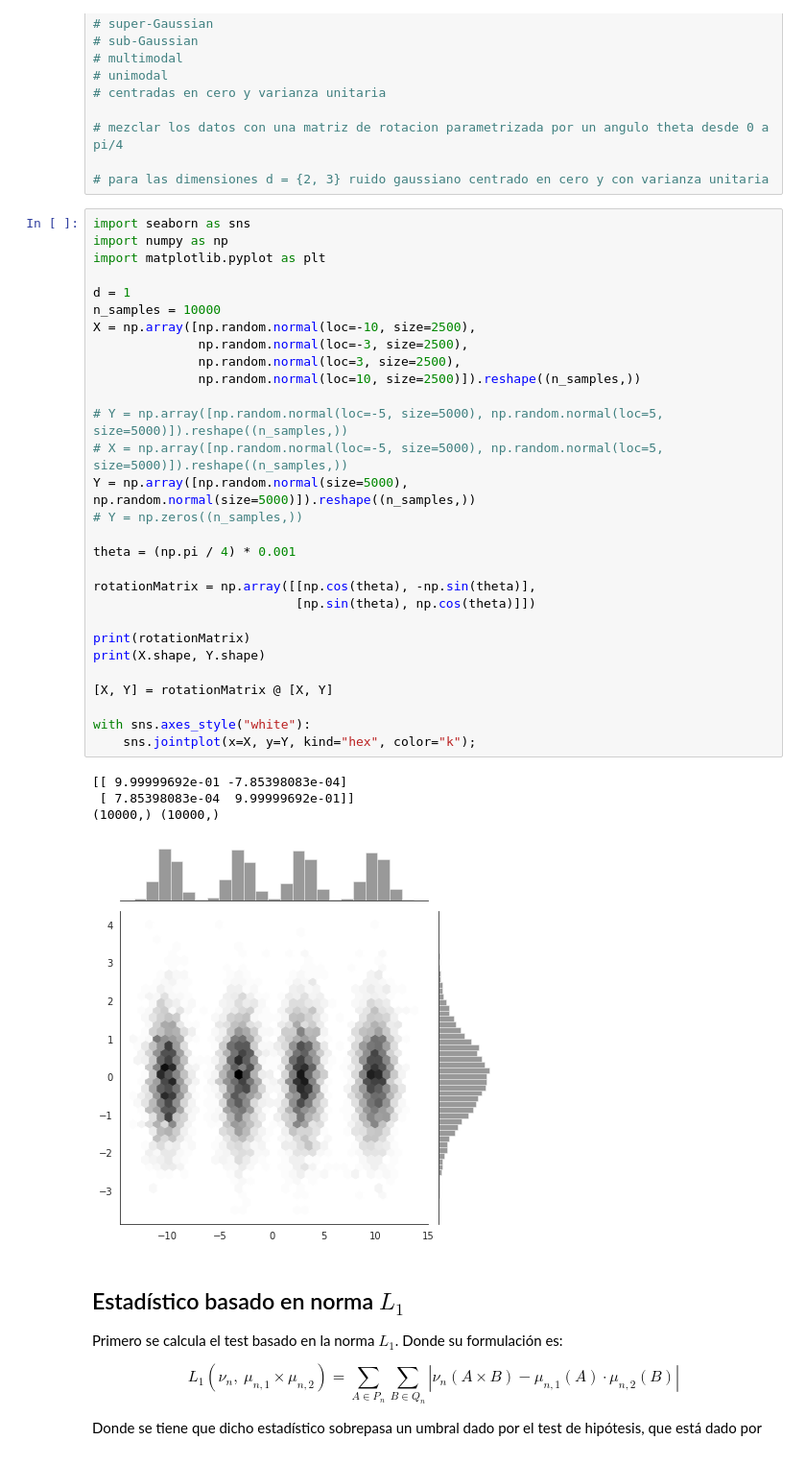
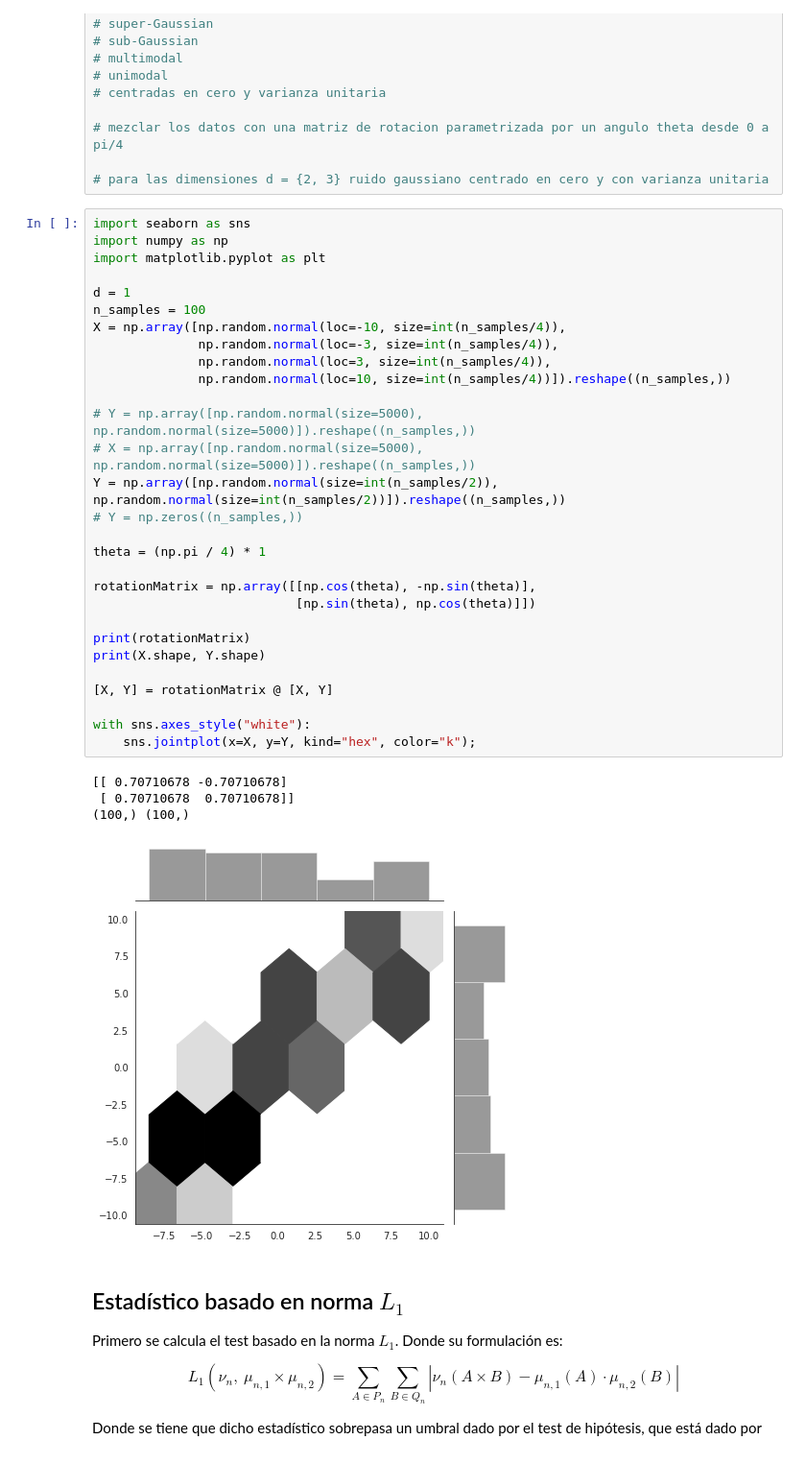
Before and after one commit to MartinVIllesca/Curso-teoria-informacion, a Jupyter notebook: simulacionesProyecto.ipynb, the cells around one changed output. Shown at 96% size. Cells and saved outputs as stored; diff of their text form.

```diff
--- a/simulacionesProyecto.ipynb
+++ b/simulacionesProyecto.ipynb
@@ -106,37 +106,37 @@ Dimensiones = [1, 2, 3]
 # %%
 import seaborn as sns
 import numpy as np
 import matplotlib.pyplot as plt
 
 d = 1
-n_samples = 10000
-X = np.array([np.random.normal(loc=-10, size=2500),
-              np.random.normal(loc=-3, size=2500),
-              np.random.normal(loc=3, size=2500),
-              np.random.normal(loc=10, size=2500)]).reshape((n_samples,))
+n_samples = 100
+X = np.array([np.random.normal(loc=-10, size=int(n_samples/4)),
+              np.random.normal(loc=-3, size=int(n_samples/4)),
+              np.random.normal(loc=3, size=int(n_samples/4)),
+              np.random.normal(loc=10, size=int(n_samples/4))]).reshape((n_samples,))
 
-# Y = np.array([np.random.normal(loc=-5, size=5000), np.random.normal(loc=5, size=5000)]).reshape((n_samples,))
-# X = np.array([np.random.normal(loc=-5, size=5000), np.random.normal(loc=5, size=5000)]).reshape((n_samples,))
-Y = np.array([np.random.normal(size=5000), np.random.normal(size=5000)]).reshape((n_samples,))
+# Y = np.array([np.random.normal(size=5000), np.random.normal(size=5000)]).reshape((n_samples,))
+# X = np.array([np.random.normal(size=5000), np.random.normal(size=5000)]).reshape((n_samples,))
+Y = np.array([np.random.normal(size=int(n_samples/2)), np.random.normal(size=int(n_samples/2))]).reshape((n_samples,))
 # Y = np.zeros((n_samples,))
 
-theta = (np.pi / 4) * 0.001
+theta = (np.pi / 4) * 1
 
 rotationMatrix = np.array([[np.cos(theta), -np.sin(theta)],
                            [np.sin(theta), np.cos(theta)]])
 
 print(rotationMatrix)
 print(X.shape, Y.shape)
 
 [X, Y] = rotationMatrix @ [X, Y]
 
 with sns.axes_style("white"):
     sns.jointplot(x=X, y=Y, kind="hex", color="k");
 # %% [output]
-[[ 9.99999692e-01 -7.85398083e-04]
- [ 7.85398083e-04  9.99999692e-01]]
-(10000,) (10000,)
+[[ 0.70710678 -0.70710678]
+ [ 0.70710678  0.70710678]]
+(100,) (100,)
-[figure, old version]
+[figure, new version]
 # %% [markdown]
 ## Estadístico basado en norma $L_1$
 
```
Also changed, not shown: parts of 3 cells of this notebook.
